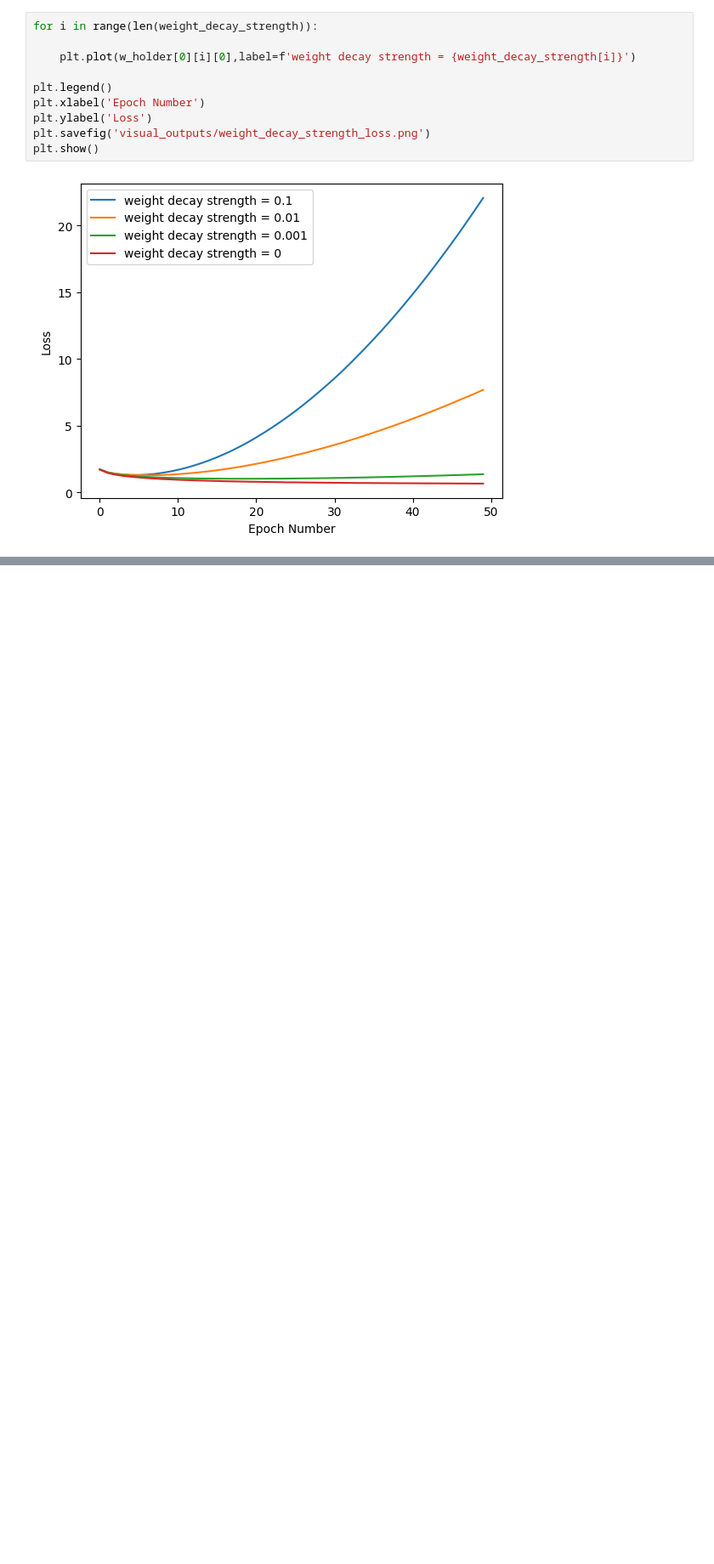
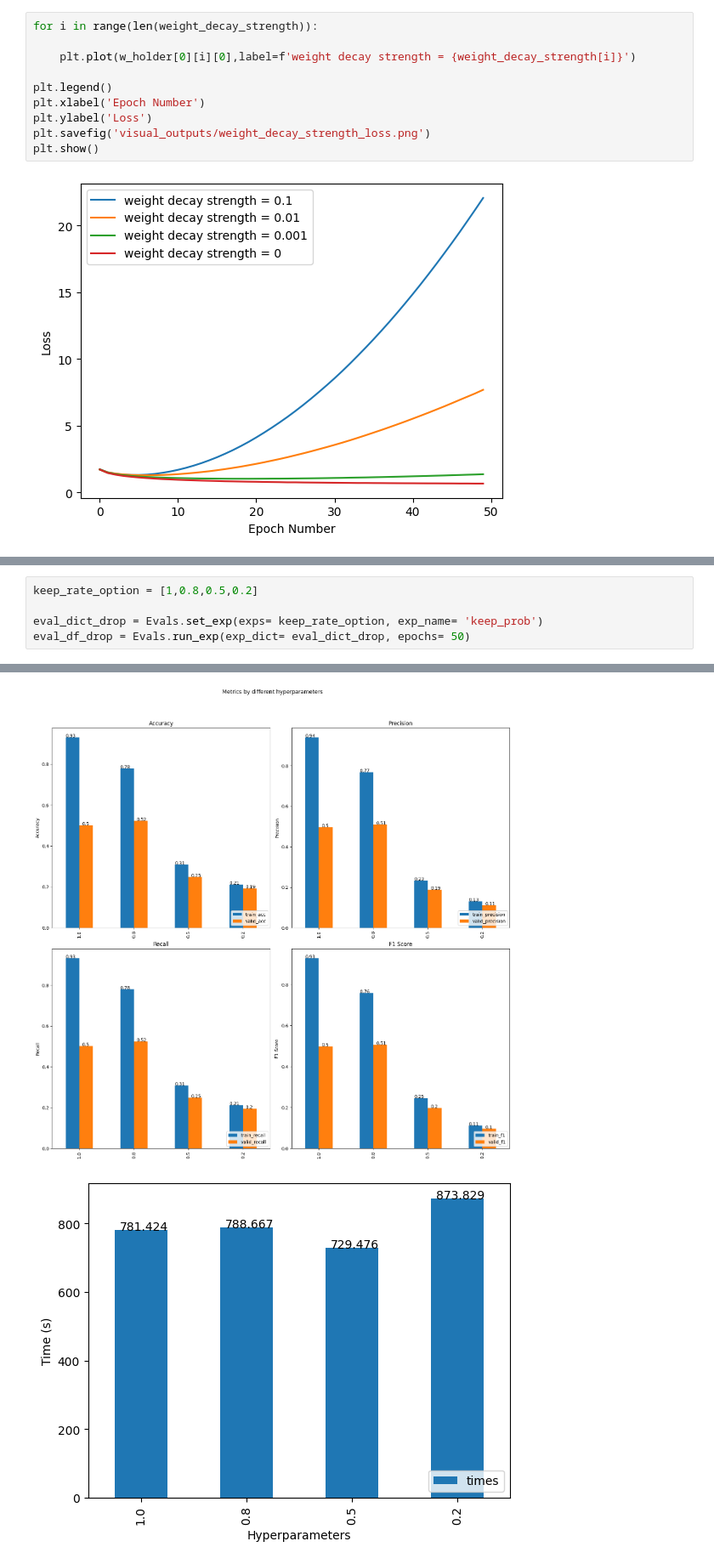
Before and after one commit to Yvnminc/Deep-Neural-Network-Components-Analysis, a Jupyter notebook: Experiment-Dropout-Optimiser-Regularizer.ipynb, the cells around one changed output, grey strips where cells are left out. Shown at 85% size. Drawn from its saved outputs; the diff is of its cells as text; blank space fills up the shorter version.

```diff
--- a/Experiment-Dropout-Optimiser-Regularizer.ipynb
+++ b/Experiment-Dropout-Optimiser-Regularizer.ipynb
@@ -292,0 +343,6 @@ plt.show()
+# %%
+keep_rate_option = [1,0.8,0.5,0.2]
+
+eval_dict_drop = Evals.set_exp(exps= keep_rate_option, exp_name= 'keep_prob')
+eval_df_drop = Evals.run_exp(exp_dict= eval_dict_drop, epochs= 50)
+# %% [output]
@@ -292,0 +377,2 @@ plt.show()
+[figure, added]
+[figure, added]
```
Also changed, not shown: parts of 5 cells of this notebook, 11 other files.
